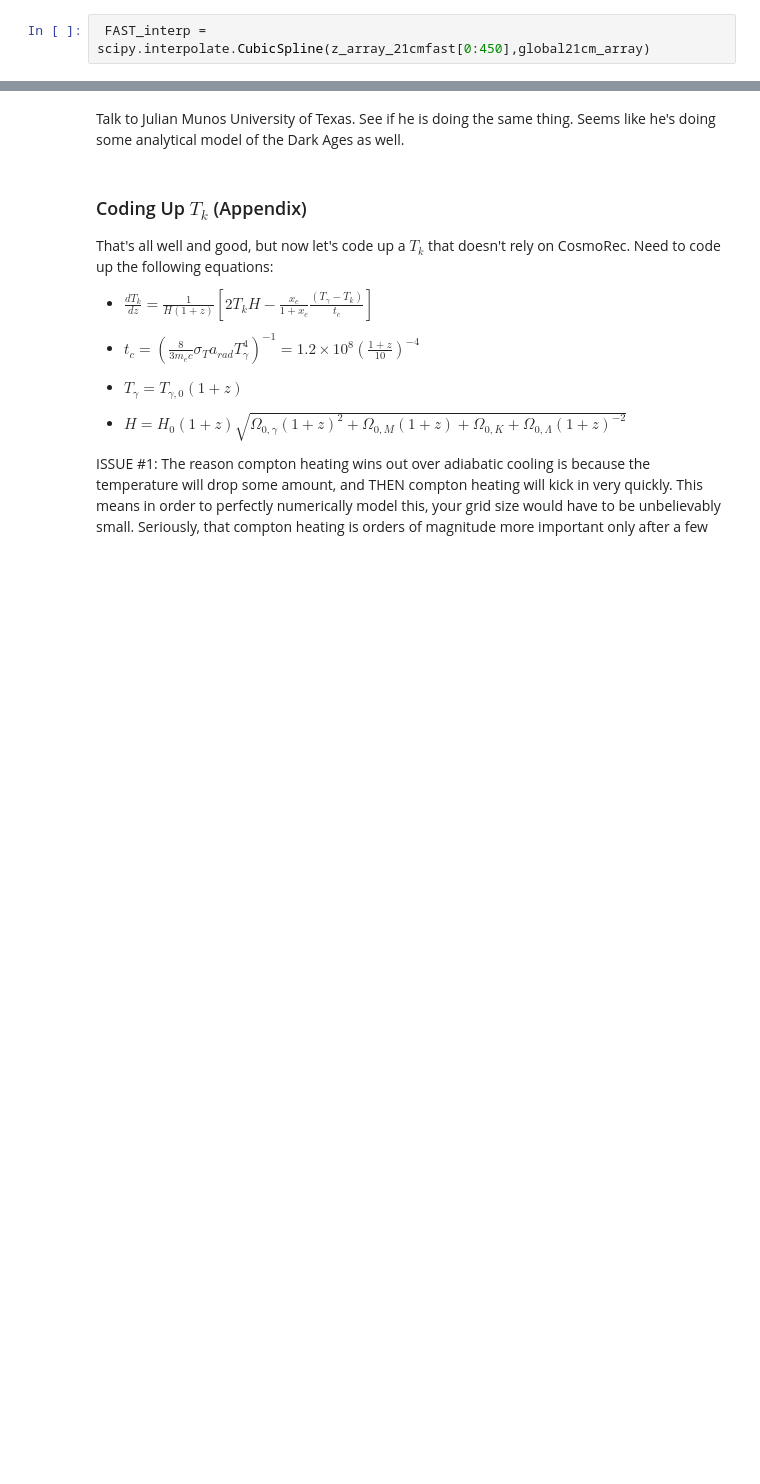
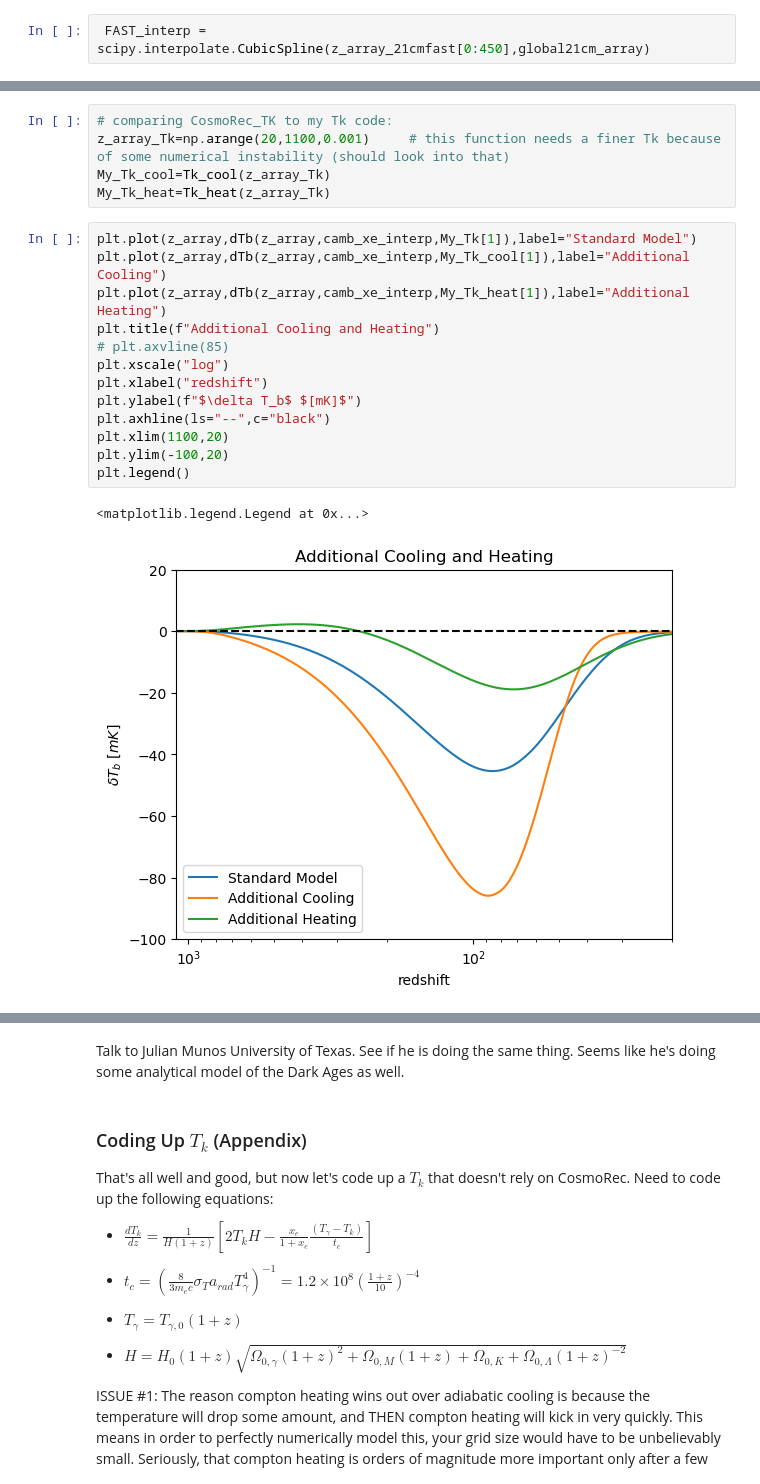
Before and after one commit to daba9359/LuCEE-Night_Simulation, a Jupyter notebook: LuCEE-Night_Simulation.ipynb, the cells around one changed output, grey strips where cells are left out. Saved outputs shown, nothing was run; the diff lists cells and outputs as text; blank space fills up the shorter version.

```diff
--- a/LuCEE-Night_Simulation.ipynb
+++ b/LuCEE-Night_Simulation.ipynb
@@ -284,0 +369,21 @@ plt.legend()
+# %%
+# comparing CosmoRec_TK to my Tk code:
+z_array_Tk=np.arange(20,1100,0.001)     # this function needs a finer Tk because of some numerical instability (should look into that)
+My_Tk_cool=Tk_cool(z_array_Tk)
+My_Tk_heat=Tk_heat(z_array_Tk)
+# %%
+plt.plot(z_array,dTb(z_array,camb_xe_interp,My_Tk[1]),label="Standard Model")
+plt.plot(z_array,dTb(z_array,camb_xe_interp,My_Tk_cool[1]),label="Additional Cooling")
+plt.plot(z_array,dTb(z_array,camb_xe_interp,My_Tk_heat[1]),label="Additional Heating")
+plt.title(f"Additional Cooling and Heating")
+# plt.axvline(85)
+plt.xscale("log")
+plt.xlabel("redshift")
+plt.ylabel(f"$\delta T_b$ $[mK]$")
+plt.axhline(ls="--",c="black")
+plt.xlim(1100,20)
+plt.ylim(-100,20)
+plt.legend()
+# %% [output]
+<matplotlib.legend.Legend at 0x...>
+[figure, added]
```
Also changed, not shown: parts of 12 cells of this notebook.
